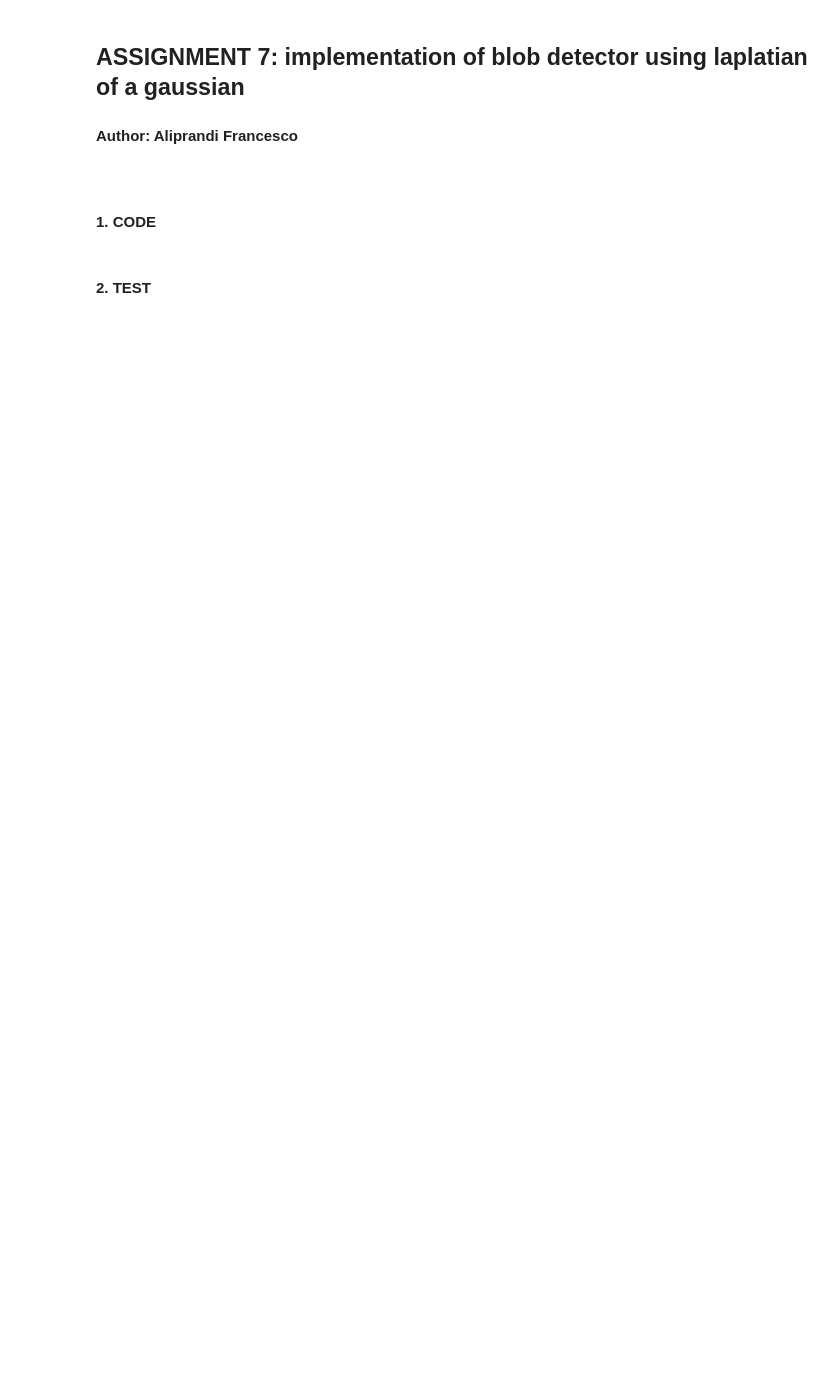
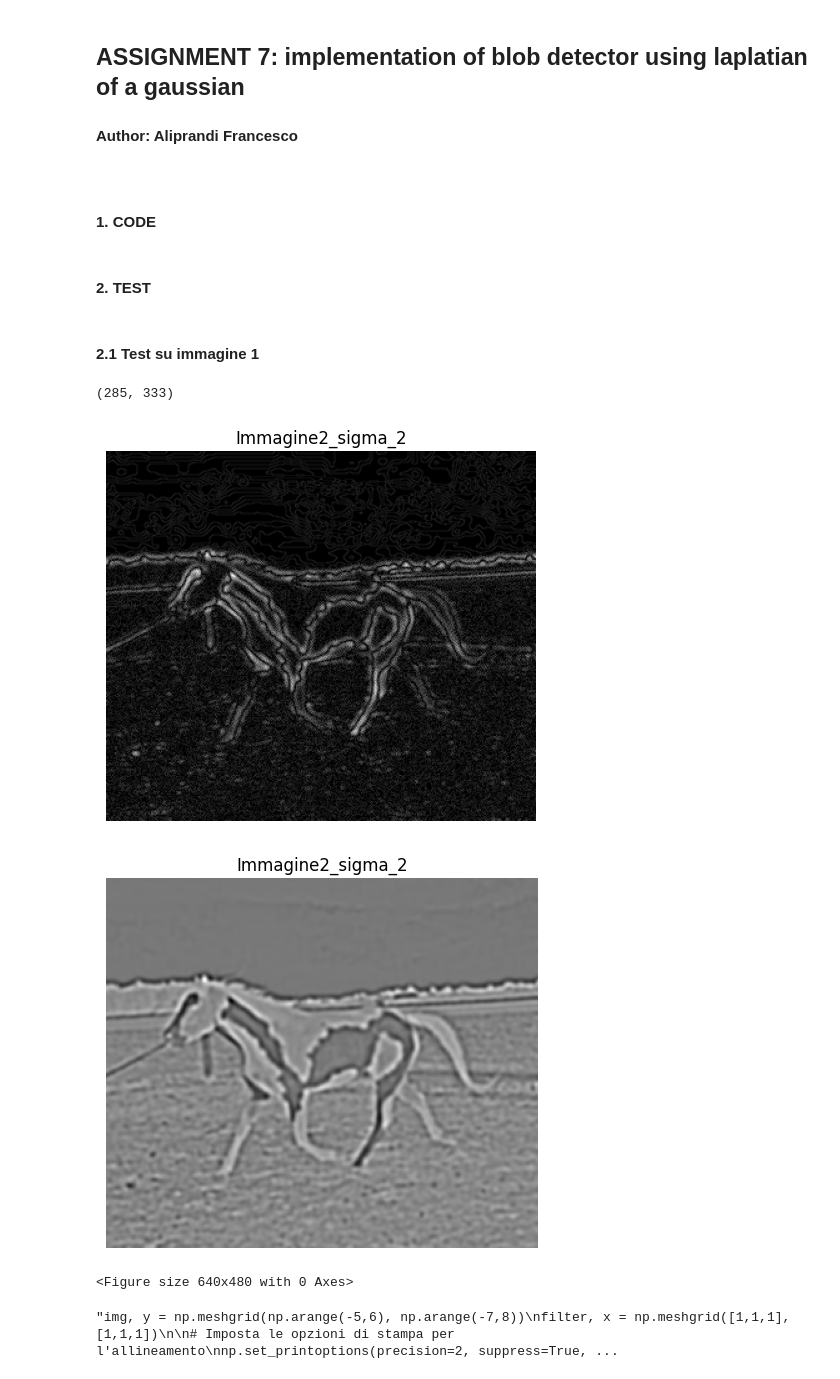
Before and after one commit to francealip/assignment_1_ISPR_23-24, a Jupyter notebook: src/LoG_detector.ipynb, the cells around one changed output. Cells and saved outputs as stored; diff of their text form; code cells hidden in the pictures; blank space fills up the shorter version.

Commit message:
Implementation of convolution and start working on tests

```diff
--- a/src/LoG_detector.ipynb
+++ b/src/LoG_detector.ipynb
@@ -9,8 +9,6 @@ from PIL import Image
 import numpy as np
 import os
 import matplotlib.pyplot as plt
-
-sigma = 3.0
 # %%
 #Utiliy functions for image processing
 
@@ -57,5 +74,21 @@ def filter_size(filter):
 # %%
 #support function for plotting
+
+def plot_image(image,i,sigma):
+    """
+    function that plots the images in the list
+
+    :param images: list of images
+    :param i: index of the image
+    :param sigma: standard deviation of the filter
+    """
+    plt.imshow(image, cmap='gray')
+    plt.title('Immagine'+str(i)+"_sigma_"+ str(sigma))
+    plt.axis('off')  # Disabilita gli assi
+    plt.show()
+
+    (plt.gcf())
+
 def bid_plot(LoG_filter):
     """
     plot of the LoG filter in 2D space
@@ -71,7 +104,7 @@ def bid_plot(LoG_filter):
     plt.ylabel('Y-axis')
     plt.show()
 
-def tridim_plot(LoG_filter):
+def tridim_plot(LoG_filter,sigma):
     """
     plot of the LoG filter in 3D space
 
@@ -109,3 +142,5 @@ img_dir = os.path.join(parent_dir, "images")
 img1, img2, img3 = read_images(img_dir)
 
 #img2.show()
+# %% [markdown]
+<h4>2.1 Test su immagine 1</h4>
@@ -111,0 +155,38 @@ img1, img2, img3 = read_images(img_dir)
+# %%
+import cv2
+import numpy as np
+
+# Leggi l'immagine
+img = np.array(img2)
+
+
+# Applica il filtro LoG con sigma = 1
+blurred = cv2.GaussianBlur(img, (0, 0), 2)
+result1 = cv2.Laplacian(blurred, cv2.CV_64F)
+
+# Converte l'immagine in un array NumPy
+result1 = np.uint8(np.absolute(result1))
+
+
+sigma =  2
+filter = laplacian_of_gaussian(sigma)
+result = convolution(img, filter)
+
+plot_image(result1,2,2)
+plot_image(result,2,2)
+# %% [output]
+(285, 333)
+[figure, added]
+[figure, added]
+<Figure size 640x480 with 0 Axes>
+# %%
+"""img, y = np.meshgrid(np.arange(-5,6), np.arange(-7,8))
+filter, x = np.meshgrid([1,1,1], [1,1,1])
+
+# Imposta le opzioni di stampa per l'allineamento
+np.set_printoptions(precision=2, suppress=True, linewidth=120)
+
+print(img)
+print(convolution(img, filter))"""
+# %% [output]
+"img, y = np.meshgrid(np.arange(-5,6), np.arange(-7,8))\nfilter, x = np.meshgrid([1,1,1], [1,1,1])\n\n# Imposta le opzioni di stampa per l'allineamento\nnp.set_printoptions(precision=2, suppress=True, ...
```
Also changed, not shown: parts of 2 cells of this notebook.
